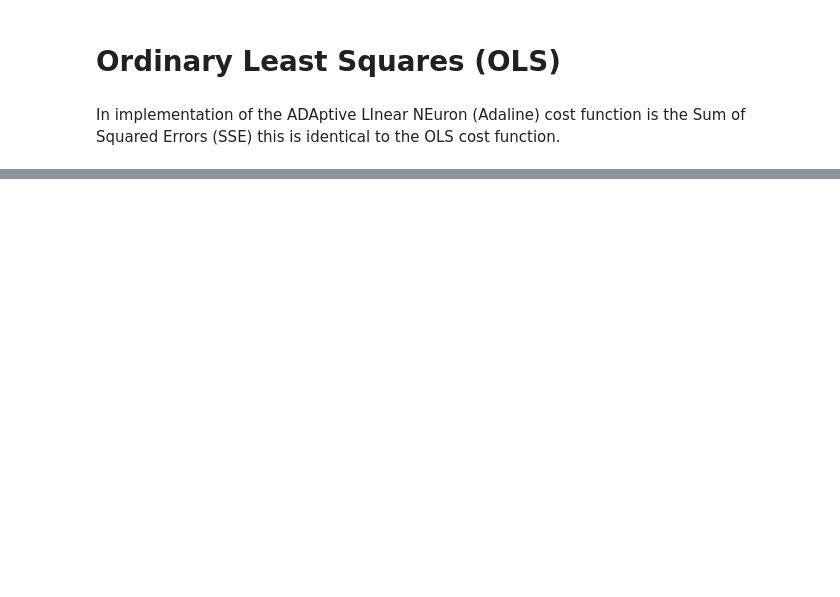
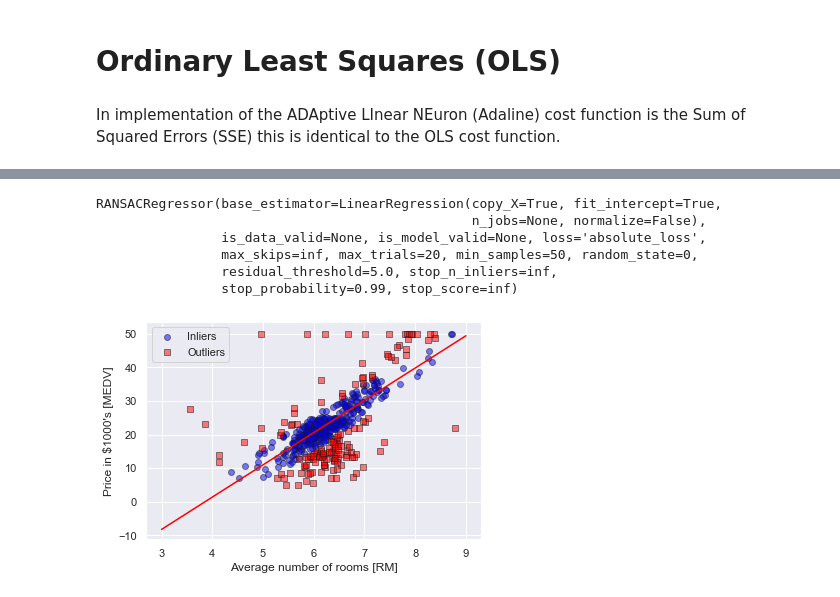
Before and after one commit to BioWar/Python-Machine-Learning, a Jupyter notebook: Predicting Continuous Target Variables with Regression Analysis.ipynb, the cells around one changed output, grey strips where cells are left out. Cells and saved outputs as stored; diff of their text form; code cells hidden in the pictures; blank space fills up the shorter version.

```diff
--- a/Predicting Continuous Target Variables with Regression Analysis.ipynb
+++ b/Predicting Continuous Target Variables with Regression Analysis.ipynb
@@ -97,29 +124,6 @@ class LinearRegressionGD(object):
 
     def predict(self, X):
         return self.net_input(X)
-# %%
-class LinearRegression:
-
-  def predict(self, X):
-    return np.dot(X, self._W)
-
-  def _gradient_descent_step(self, X, targets, lr):
-
-    predictions = self.predict(X)
-
-    error = predictions - targets
-    gradient = np.dot(X.T,  error) / len(X)
-
-    self._W -= lr * gradient
-
-  def fit(self, X, y, n_iter=100000, lr=0.01):
-
-    self._W = np.zeros(X.shape[1])
-
-    for i in range(n_iter):
-        self._gradient_descent_step(X, y, lr)
-
-    return self
 # %%
 X = df[['RM']].values
 y = df['MEDV'].values.reshape(-1, 1)
@@ -173,24 +210,33 @@ ransac = RANSACRegressor(LinearRegression(),
                         residual_threshold=5.0,
                         random_state=0)
 ransac.fit(X, y)
+# %% [output]
+RANSACRegressor(base_estimator=LinearRegression(copy_X=True, fit_intercept=True,
+                                                n_jobs=None, normalize=False),
+                is_data_valid=None, is_model_valid=None, loss='absolute_loss',
+                max_skips=inf, max_trials=20, min_samples=50, random_state=0,
+                residual_threshold=5.0, stop_n_inliers=inf,
+                stop_probability=0.99, stop_score=inf)
 # %%
 from sklearn.linear_model import RANSACRegressor
 ransac = RANSACRegressor(LinearRegression(),
                         max_trials=100,
                         min_samples=50,
                         residual_threshold=5.0,
                         random_state=1)
 ransac.fit(X, y)
 inlier_mask = ransac.inlier_mask_
 outlier_mask = np.logical_not(inlier_mask)
 line_X = np.arange(3, 10, 1)
 line_y_ransac = ransac.predict(line_X[:, np.newaxis])
 plt.scatter(X[inlier_mask], y[inlier_mask],
-            c='blue', marker='o', label='Inliers', edgecolor='k')
+            c='blue', marker='o', label='Inliers', edgecolor='k', alpha=0.5)
 plt.scatter(X[outlier_mask], y[outlier_mask],
-            c='red', marker='s', label='Outliers', edgecolor='k')
+            c='red', marker='s', label='Outliers', edgecolor='k', alpha=0.5)
 plt.plot(line_X, line_y_ransac, color='red')
 plt.xlabel('Average number of rooms [RM]')
 plt.ylabel('Price in $1000\'s [MEDV]')
 plt.legend(loc='upper left')
 plt.show()
+# %% [output]
+[figure, added]
```
Also changed, not shown: parts of 43 cells of this notebook.
